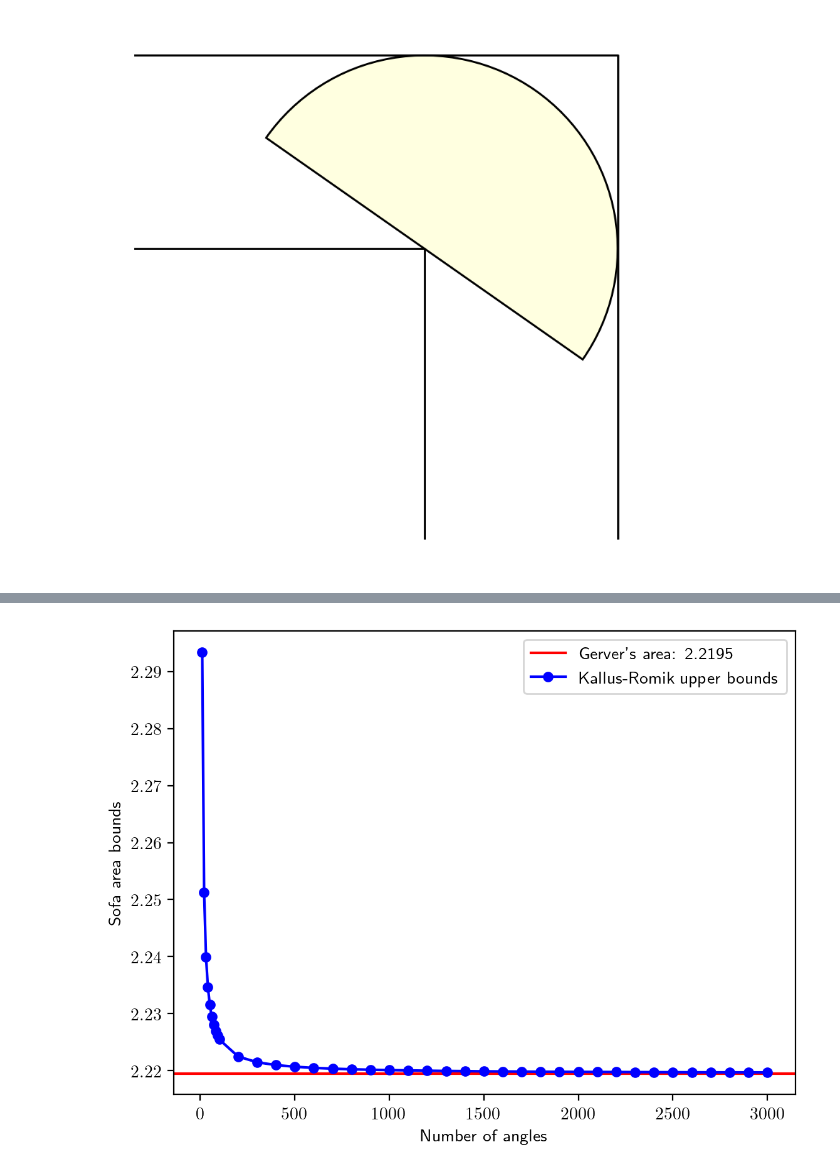
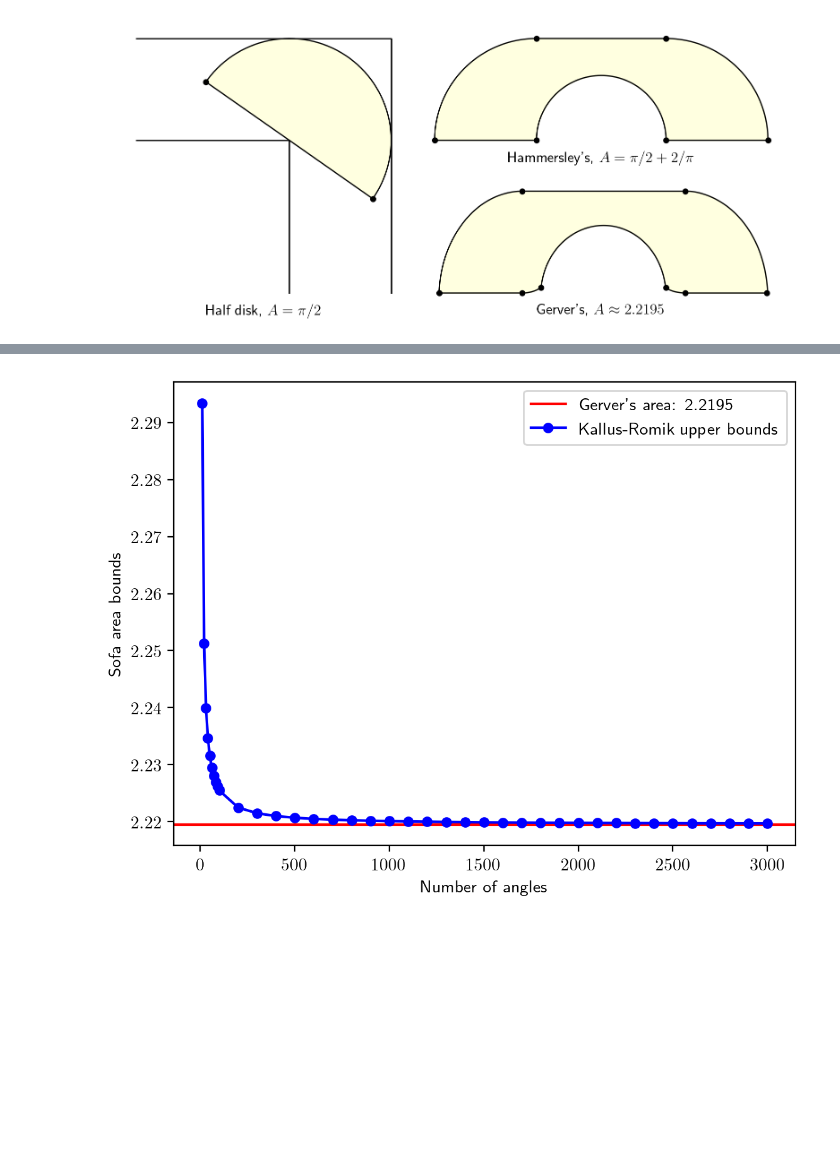
Before and after one commit to kuangdai/sofa, a Jupyter notebook: paper.ipynb, the cells around one changed output, grey strips where cells are left out. Saved outputs shown, nothing was run; the diff lists cells and outputs as text; code cells hidden in the pictures; blank space fills up the shorter version.

```diff
--- a/paper.ipynb
+++ b/paper.ipynb
@@ -9,14 +9,66 @@ from pinn.network import SofaNet
 
 plt.rcParams['text.usetex'] = True
 # %%
-plt.figure(dpi=200)
+plt.figure(dpi=200, figsize=(10, 10))
 ax = plt.gca()
-ax.plot([-1.5, 0, 0], [0, 0, -1.5], c="k", lw=1)
-ax.plot([-1.5, 1, 1], [1, 1, -1.5], c="k", lw=1)
-ax.add_patch(Wedge((0, 0), 1, -35, 180 - 35, facecolor="lightyellow", edgecolor="k", lw=1))
+L = 1.5
+fs = 12
+ms = 15
+
+ax.plot([-L, 0, 0], [0, 0, -L], c="k", lw=1)
+ax.plot([-L, 1, 1], [1, 1, -L], c="k", lw=1)
+angle = torch.tensor(35.)
+ax.add_patch(Wedge((0, 0), 1, -angle, 180 - angle, facecolor="lightyellow", edgecolor="k", lw=1))
+ax.scatter(-torch.cos(torch.deg2rad(angle)), torch.sin(torch.deg2rad(angle)), c='k', s=ms, zorder=1000)
+ax.scatter(torch.cos(torch.deg2rad(angle)), -torch.sin(torch.deg2rad(angle)), c='k', s=ms, zorder=1000)
+ax.text((1 - L) / 2, -L - .1, "Half disk, $A=\pi/2$", ha="center", va="top", fontsize=fs)
+
+x0 = 3.7
+ax = plt.gca()
+t = torch.linspace(0, 1, 100)
+alpha = torch.linspace(0, torch.pi / 2, 100)
+a = b = 2 / torch.pi
+xp = a * (torch.cos(2 * alpha) - 1)
+yp = b * torch.sin(2 * alpha)
+dt_alpha = torch.ones_like(alpha) * torch.pi / 2
+dt_xp = -a * 2 * torch.sin(2 * alpha) * dt_alpha
+dt_yp = b * 2 * torch.cos(2 * alpha) * dt_alpha
+gg = compute_area(t, alpha, xp, yp, dt_alpha, dt_xp, dt_yp, return_geometry=True)
+plt.plot(x0 + gg["x_sample"], gg["y_sample_lower"], lw=1, c='k')
+plt.plot(x0 + gg["x_sample"], gg["y_sample_upper"], lw=1, c='k')
+plt.scatter(x0 + torch.tensor([0, 1, 0, -2 * a, -2 * a - 1, -2 * a]),
+            [0, 0, 1, 0, 0, 1], c='k', s=ms, zorder=1000)
+plt.fill_between(x0 + gg["x_sample"], y1=gg["y_sample_upper"], y2=gg["y_sample_lower"],
+                 color='lightyellow')
+xt = x0 + (xp[0] + xp[-1]) / 2
+ax.text(xt, - .1, "Hammersley’s, $A=\pi/2+2/\pi$", ha="center", va="top", fontsize=fs)
+
+y0 = -1.5
+gg = torch.load("outputs/pinn/recent/best_geometry.pt")
+for key in gg.keys():
+    gg[key] = gg[key].detach()
+mid2 = gg["x_sample"][0] + gg["x_sample"][-1]
+plt.plot(x0 + gg["x_sample"], y0 + gg["y_sample_lower"], lw=1, c='k')
+plt.plot(x0 + gg["x_sample"], y0 + gg["y_sample_upper"], lw=1, c='k')
+xe = torch.stack([x0 + gg["x_ehi"], y0 + gg["y_ehi"]], dim=1)
+xp = torch.stack([x0 + gg["xp"], y0 + gg["yp"]], dim=1)
+dist = torch.min(torch.norm(xe[:, None] - xp[None, :], dim=-1), dim=1)[0]
+intersect = dist.argmin()
+plt.scatter(x0 + torch.tensor([gg["x_sample"][0], gg["x_ehi"][0], gg["x_ehi"][intersect], gg["x_eho"][0]]),
+            y0 + torch.tensor([gg["y_sample_lower"][0], gg["y_ehi"][0], gg["y_ehi"][intersect], gg["y_eho"][0]]),
+            c='k', s=ms, zorder=1000)
+plt.scatter(
+    x0 + torch.tensor(
+        [mid2 - gg["x_sample"][0] - .01, mid2 - gg["x_ehi"][0], mid2 - gg["x_ehi"][intersect], mid2 - gg["x_eho"][0]]),
+    y0 + torch.tensor([gg["y_sample_lower"][0], gg["y_ehi"][0], gg["y_ehi"][intersect], gg["y_eho"][0]]),
+    c='k', s=ms, zorder=1000)
+plt.fill_between(x0 + gg["x_sample"], y1=y0 + gg["y_sample_upper"], y2=y0 + gg["y_sample_lower"],
+                 color='lightyellow')
+ax.text(xt, y0 - .1, "Gerver’s, $A\\approx2.2195$", ha="center", va="top", fontsize=fs)
+
 ax.set_aspect(1.)
 ax.axis("off")
-plt.savefig("figs/circ.png", bbox_inches="tight", pad_inches=0.01)
+plt.savefig("figs/intro.pdf", bbox_inches="tight", pad_inches=0.01)
 plt.show()
 # %% [output]
-[figure, old version]
+[figure, new version]
```
Also changed, not shown: parts of 11 cells of this notebook, 14 other files.
